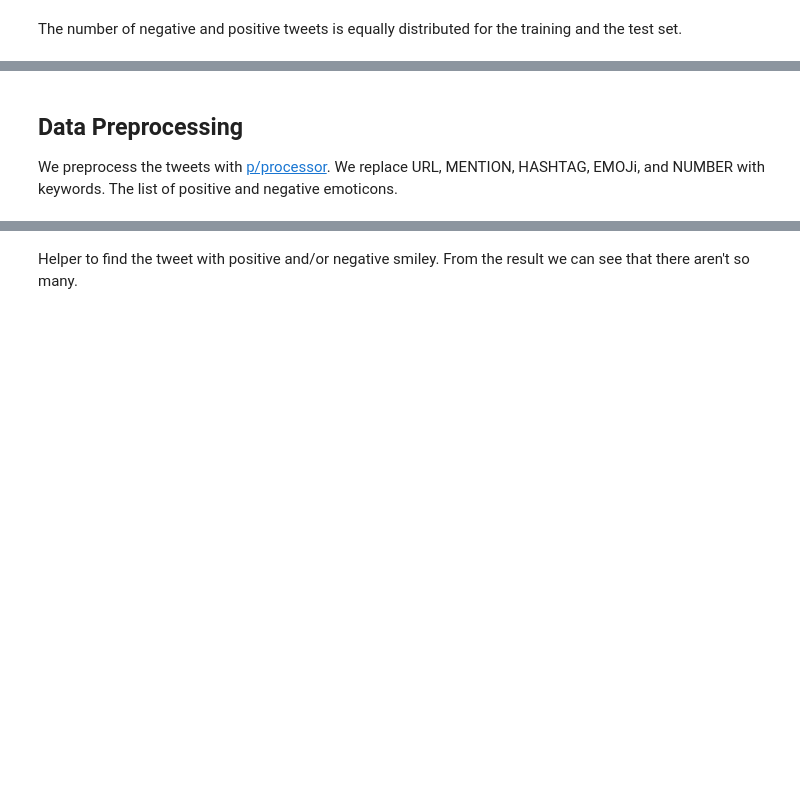
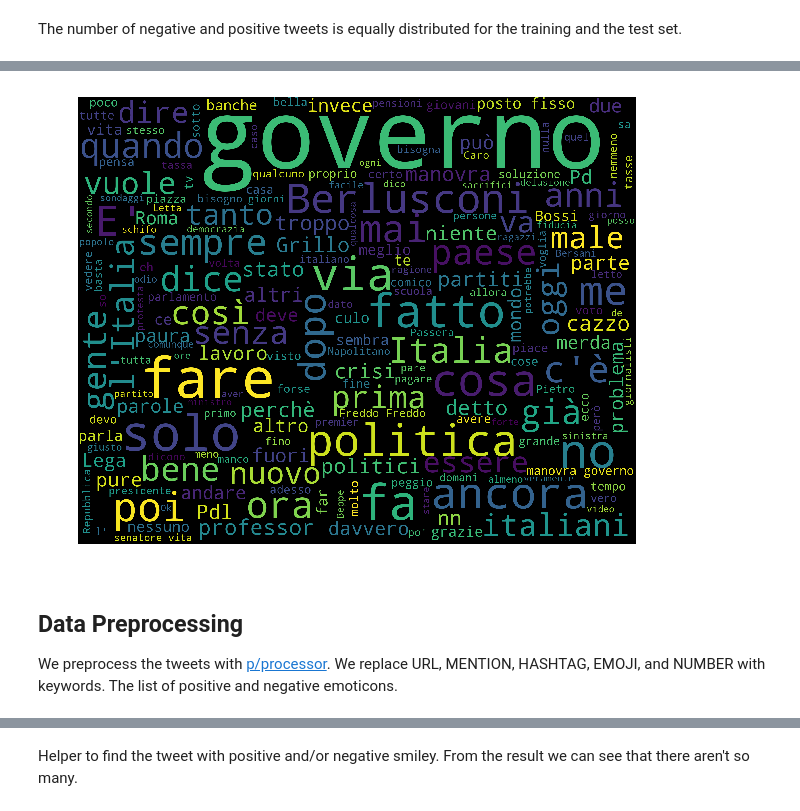
Before and after one commit to teamdigitale/pa-in-ascolto, a Jupyter notebook: sentipolc-preprocessing.ipynb, the cells around one changed output, grey strips where cells are left out. Drawn from its saved outputs; the diff is of its cells as text; code cells hidden in the pictures; blank space fills up the shorter version.

```diff
--- a/sentipolc-preprocessing.ipynb
+++ b/sentipolc-preprocessing.ipynb
@@ -63,8 +182,12 @@ print(test_data_raw[:2])
+# %%
+draw_wordcloud(negative_train_text)
+# %% [output]
+[figure, added]
 # %% [markdown]
 ## Data Preprocessing
 
 We preprocess the tweets with [p/processor](https://github.com/s/preprocessor#available-options).
-We replace URL, MENTION, HASHTAG, EMOJi, and NUMBER with keywords.
+We replace URL, MENTION, HASHTAG, EMOJI, and NUMBER with keywords.
 The list of positive and negative emoticons.
 # %%
 import preprocessor as p
```
Also changed, not shown: parts of 45 cells of this notebook, 17 other files.
